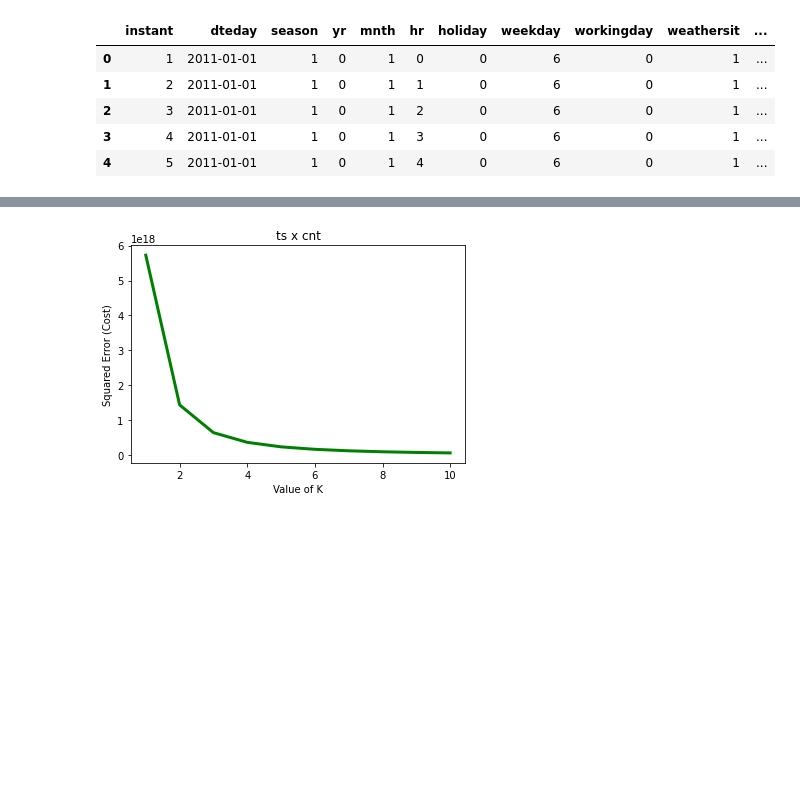
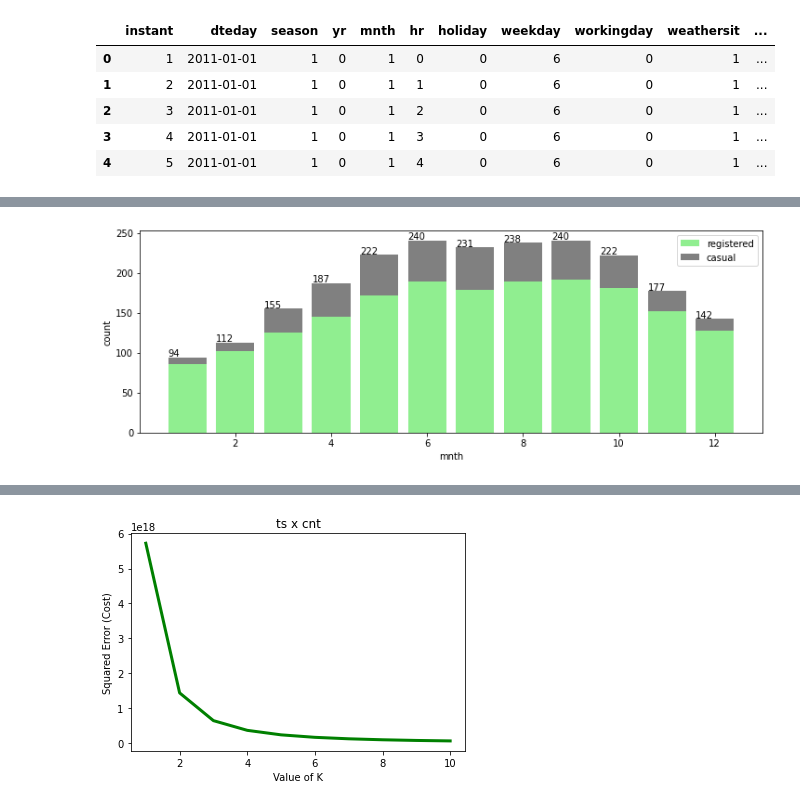
Before and after one commit to lucastsc/bike, a Jupyter notebook: bike.ipynb, the cells around one changed output, grey strips where cells are left out. Cells and saved outputs as stored; diff of their text form; code cells hidden in the pictures; blank space fills up the shorter version.

```diff
--- a/bike.ipynb
+++ b/bike.ipynb
@@ -59,0 +93,4 @@ df.head()
+# %%
+plot_stacked('mnth', 'registered', 'casual', (12, 4), 'upper right')
+# %% [output]
+[figure, added]
```
Also changed, not shown: parts of 9 cells of this notebook.
